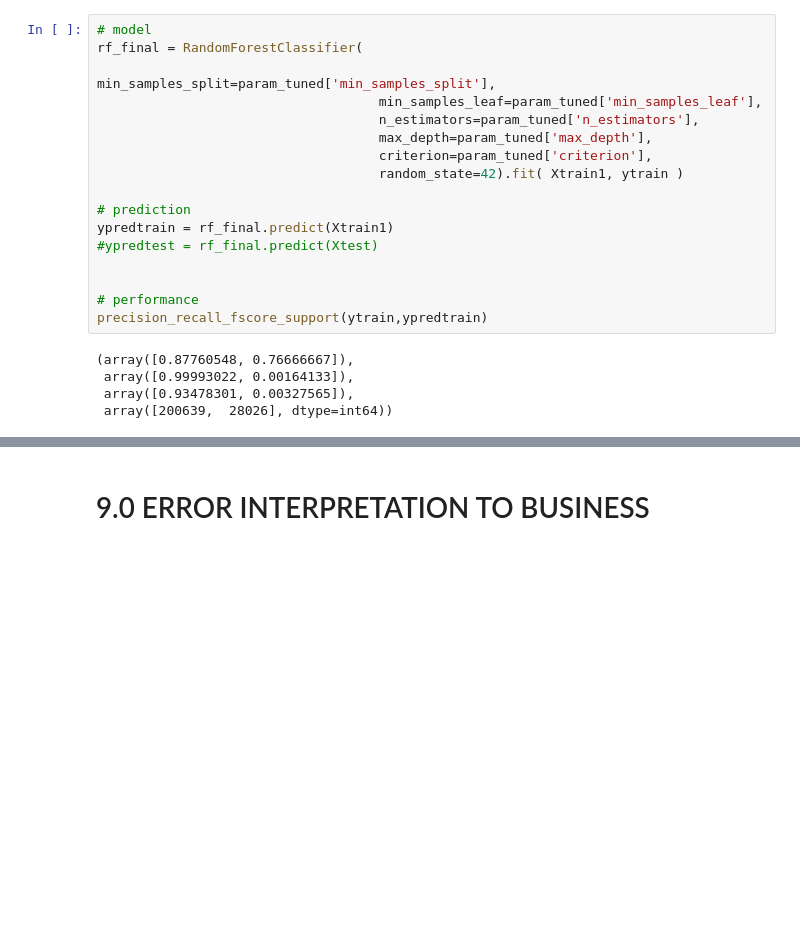
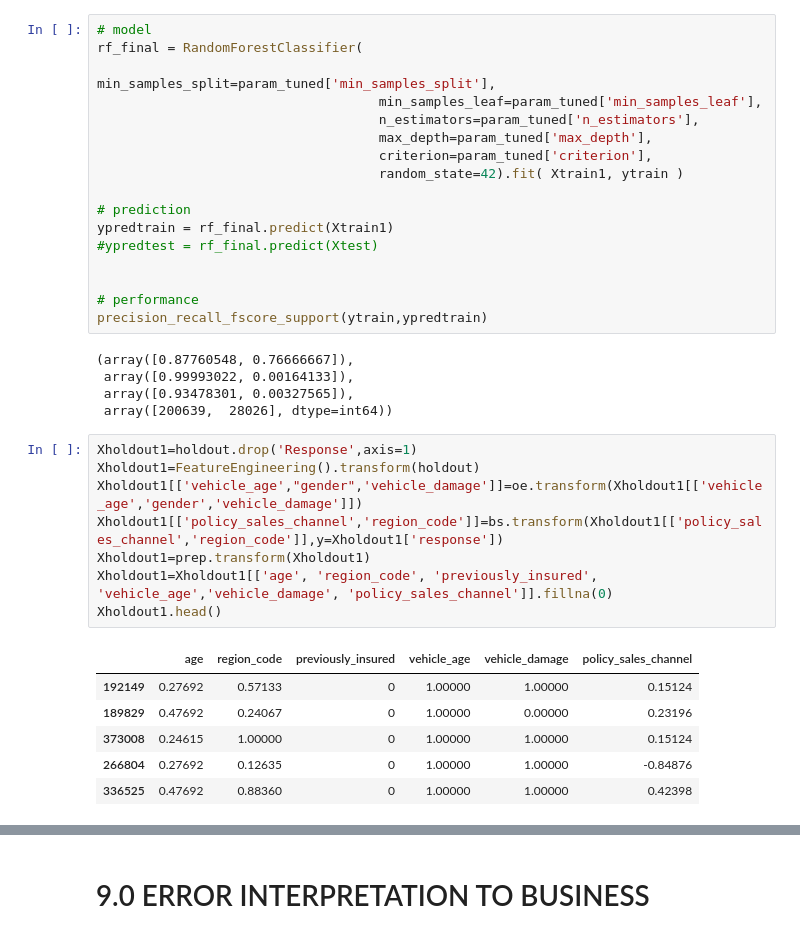
Before and after one commit to ViniciusKos/insurance_cross, a Jupyter notebook: insurance_cross_sell.ipynb, the cells around one changed output, grey strips where cells are left out. Drawn from its saved outputs; the diff is of its cells as text; blank space fills up the shorter version.

```diff
--- a/insurance_cross_sell.ipynb
+++ b/insurance_cross_sell.ipynb
@@ -892,3 +1002,18 @@ precision_recall_fscore_support(ytrain,ypredtrain)
  array([0.99993022, 0.00164133]),
  array([0.93478301, 0.00327565]),
  array([200639,  28026], dtype=int64))
+# %%
+Xholdout1=holdout.drop('Response',axis=1)
+Xholdout1=FeatureEngineering().transform(holdout)
+Xholdout1[['vehicle_age',"gender",'vehicle_damage']]=oe.transform(Xholdout1[['vehicle_age','gender','vehicle_damage']])
+Xholdout1[['policy_sales_channel','region_code']]=bs.transform(Xholdout1[['policy_sales_channel','region_code']],y=Xholdout1['response'])
+Xholdout1=prep.transform(Xholdout1)
+Xholdout1=Xholdout1[['age', 'region_code', 'previously_insured', 'vehicle_age','vehicle_damage', 'policy_sales_channel']].fillna(0)
+Xholdout1.head()
+# %% [output]
+|  | age | region_code | previously_insured | vehicle_age | vehicle_damage | policy_sales_channel |
+| 192149 | 0.27692 | 0.57133 | 0 | 1.00000 | 1.00000 | 0.15124 |
+| 189829 | 0.47692 | 0.24067 | 0 | 1.00000 | 0.00000 | 0.23196 |
+| 373008 | 0.24615 | 1.00000 | 0 | 1.00000 | 1.00000 | 0.15124 |
+| 266804 | 0.27692 | 0.12635 | 0 | 1.00000 | 1.00000 | -0.84876 |
+| 336525 | 0.47692 | 0.88360 | 0 | 1.00000 | 1.00000 | 0.42398 |
```
Also changed, not shown: parts of 29 cells of this notebook, 6 other files.
